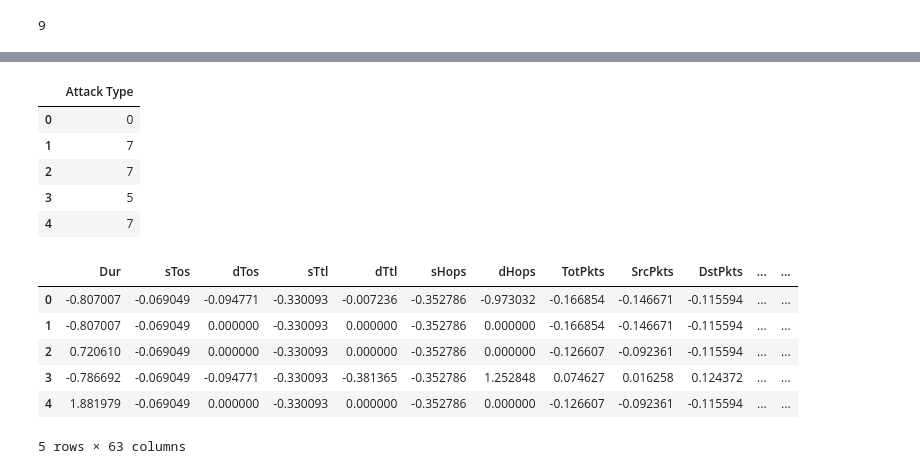
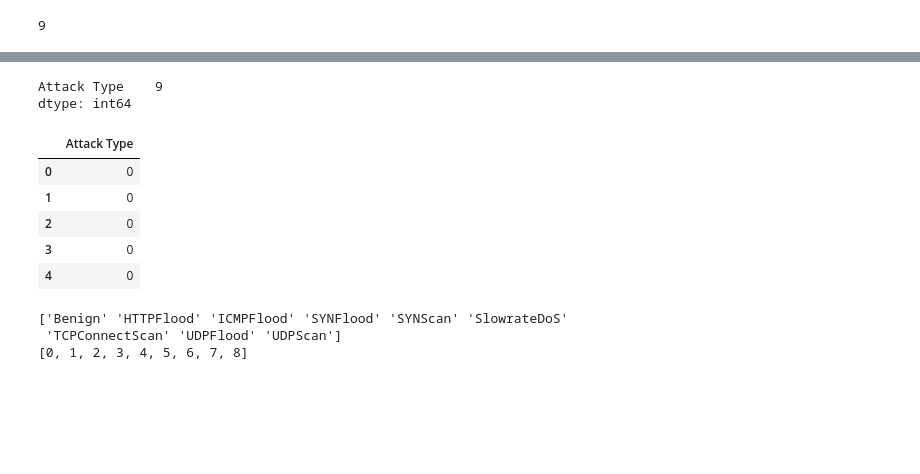
Before and after one commit to vigneshramesh1/network-intrusion-detection, a Jupyter notebook: model_implementation/autoencoders-pytorch.ipynb, the cells around one changed output, grey strips where cells are left out. Drawn from its saved outputs; the diff is of its cells as text; code cells hidden in the pictures; blank space fills up the shorter version.

```diff
--- a/model_implementation/autoencoders-pytorch.ipynb
+++ b/model_implementation/autoencoders-pytorch.ipynb
@@ -206,0 +268,4 @@ X_train = one_hot_encode(X_train)
+# %%
+X_train, y_train = train_df.loc[:, train_df.columns != 'Attack Type'], train_df['Attack Type']
+print("Training dataset size:", X_train.shape)
+print("Training target size:", y_train.shape)
@@ -206,0 +275,4 @@ X_train = one_hot_encode(X_train)
+# %%
+X_test, y_test = test_df.loc[:, test_df.columns != 'Attack Type'], test_df['Attack Type']
+print("Testing dataset size:", X_test.shape)
+print("Testing target size:", y_test.shape)
@@ -281,0 +381,10 @@ train_df.head()
+# %%
+from sklearn.preprocessing import LabelEncoder
+
+# define ordinal encoding
+le = LabelEncoder()
+
+# transform data
+le.fit(y_train.iloc[:].values)
+le_name_mapping = dict(zip(le.classes_, le.transform(le.classes_)))
+print(le_name_mapping)
@@ -281,0 +393,5 @@ train_df.head()
+# %%
+y_test = le.fit_transform(y_test.iloc[:].values.ravel())
+y_test = pd.DataFrame(y_test, columns=['Attack Type'])
+y_test['Attack Type'] = pd.to_numeric(y_test['Attack Type'], downcast='integer')
+y_test.head()
@@ -282,30 +405,27 @@ train_df.head()
+# %%
+y_test.nunique()
+# %% [output]
+Attack Type    9
+dtype: int64
 # %%
-from sklearn.preprocessing import OrdinalEncoder
-
-# define ordinal encoding
-encoder = OrdinalEncoder()
-# transform data
-y_train = encoder.fit_transform(y_train.iloc[:].values.reshape(-1, 1))
+y_train = le.fit_transform(y_train.iloc[:].values.ravel())
 y_train = pd.DataFrame(y_train, columns=['Attack Type'])
 y_train['Attack Type'] = pd.to_numeric(y_train['Attack Type'], downcast='integer')
 y_train.head()
 # %% [output]
 |  | Attack Type |
 | 0 | 0 |
-| 1 | 7 |
-| 2 | 7 |
-| 3 | 5 |
-| 4 | 7 |
+| 1 | 0 |
+| 2 | 0 |
+| 3 | 0 |
+| 4 | 0 |
-# %%
-train_df.head()
-# %% [output]
-|  | Dur | sTos | dTos | sTtl | dTtl | sHops | dHops | TotPkts | SrcPkts | DstPkts | ... | ... |
-| 0 | -0.807007 | -0.069049 | -0.094771 | -0.330093 | -0.007236 | -0.352786 | -0.973032 | -0.166854 | -0.146671 | -0.115594 | ... | ... |
-| 1 | -0.807007 | -0.069049 | 0.000000 | -0.330093 | 0.000000 | -0.352786 | 0.000000 | -0.166854 | -0.146671 | -0.115594 | ... | ... |
-| 2 | 0.720610 | -0.069049 | 0.000000 | -0.330093 | 0.000000 | -0.352786 | 0.000000 | -0.126607 | -0.092361 | -0.115594 | ... | ... |
-| 3 | -0.786692 | -0.069049 | -0.094771 | -0.330093 | -0.381365 | -0.352786 | 1.252848 | 0.074627 | 0.016258 | 0.124372 | ... | ... |
-| 4 | 1.881979 | -0.069049 | 0.000000 | -0.330093 | 0.000000 | -0.352786 | 0.000000 | -0.126607 | -0.092361 | -0.115594 | ... | ... |
-5 rows × 63 columns
+# %%
+print(le.classes_)
+print(list(le.transform(le.classes_)))
+# %% [output]
+['Benign' 'HTTPFlood' 'ICMPFlood' 'SYNFlood' 'SYNScan' 'SlowrateDoS'
+ 'TCPConnectScan' 'UDPFlood' 'UDPScan']
+[0, 1, 2, 3, 4, 5, 6, 7, 8]
 # %%
 # obtain training indices that will be used for validation
 num_train = len(X_train)
```
Also changed, not shown: parts of 36 cells of this notebook.
